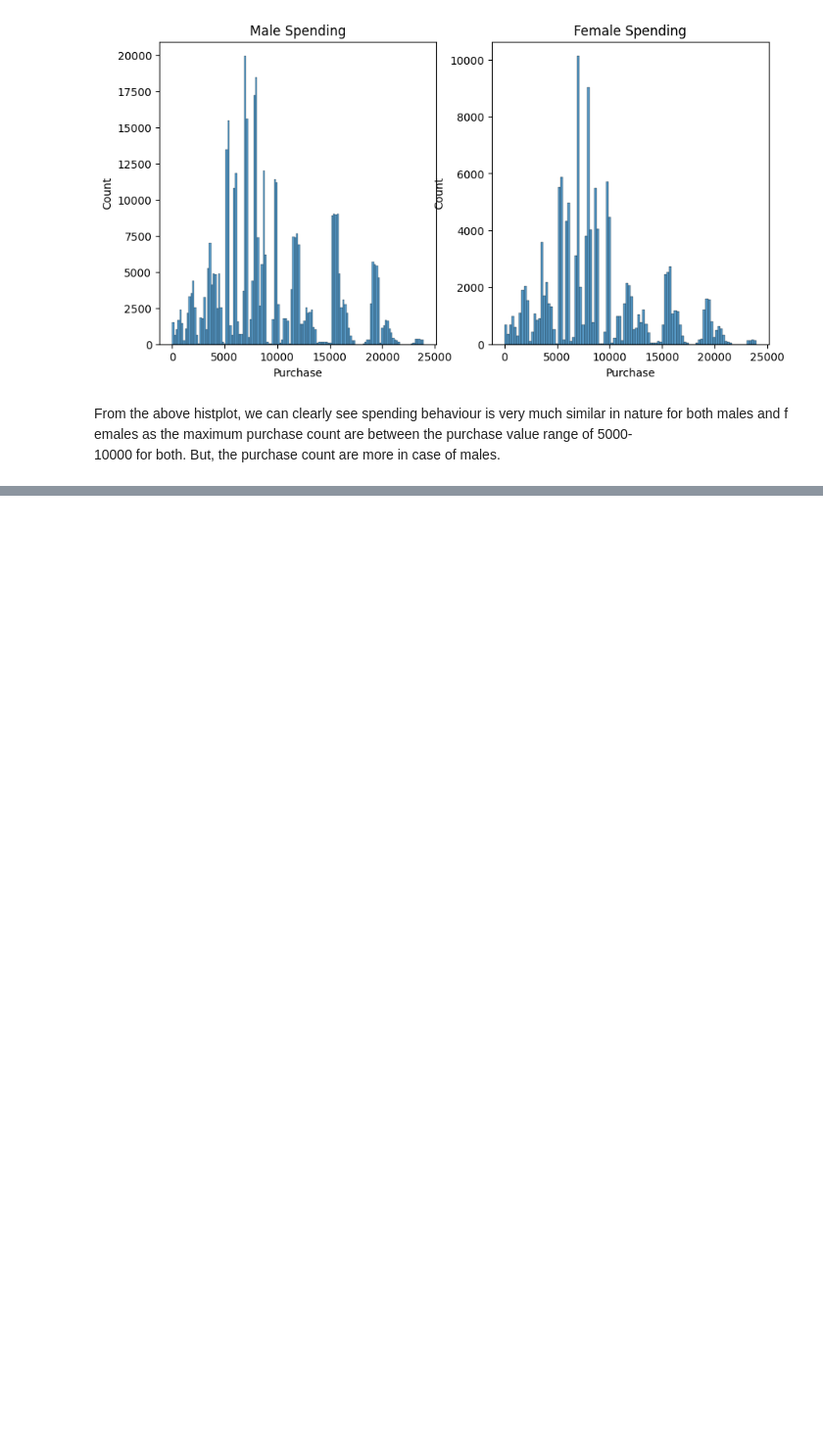
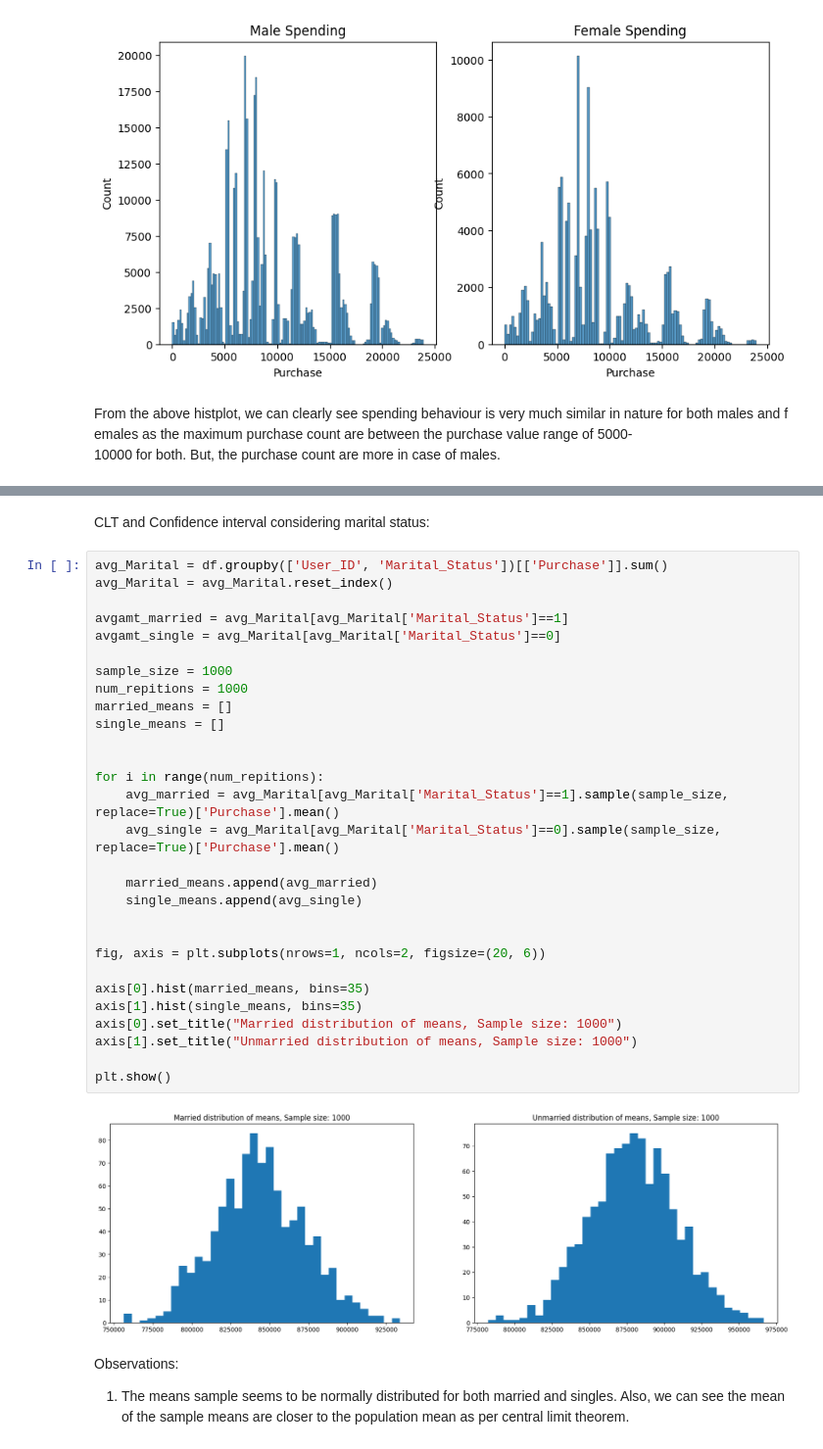
Before and after one commit to sr606/Python-Practice, a Jupyter notebook: Walmart_Confidence_Interval_and_CLT.ipynb, the cells around one changed output, grey strips where cells are left out. Shown: that part at 98% size. Saved outputs shown, nothing was run; the diff lists cells and outputs as text; blank space fills up the shorter version.

```diff
--- a/Walmart_Confidence_Interval_and_CLT.ipynb
+++ b/Walmart_Confidence_Interval_and_CLT.ipynb
@@ -380,0 +867,37 @@ From the above histplot, we can clearly see spending behaviour is ver
+# %% [markdown]
+CLT and Confidence interval considering marital status:
+# %%
+avg_Marital = df.groupby(['User_ID', 'Marital_Status'])[['Purchase']].sum()
+avg_Marital = avg_Marital.reset_index()
+
+avgamt_married = avg_Marital[avg_Marital['Marital_Status']==1]
+avgamt_single = avg_Marital[avg_Marital['Marital_Status']==0]
+
+sample_size = 1000
+num_repitions = 1000
+married_means = []
+single_means = []
+
+
+for i in range(num_repitions):
+    avg_married = avg_Marital[avg_Marital['Marital_Status']==1].sample(sample_size, replace=True)['Purchase'].mean()
+    avg_single = avg_Marital[avg_Marital['Marital_Status']==0].sample(sample_size, replace=True)['Purchase'].mean()
+
+    married_means.append(avg_married)
+    single_means.append(avg_single)
+
+
+fig, axis = plt.subplots(nrows=1, ncols=2, figsize=(20, 6))
+
+axis[0].hist(married_means, bins=35)
+axis[1].hist(single_means, bins=35)
+axis[0].set_title("Married distribution of means, Sample size: 1000")
+axis[1].set_title("Unmarried distribution of means, Sample size: 1000")
+
+plt.show()
+# %% [output]
+[figure, added]
+# %% [markdown]
+Observations:
+
+1. The means sample seems to be normally distributed for both married and singles. Also, we can see the mean of the sample means are closer to the population mean as per central limit theorem.
```
Also changed, not shown: parts of 55 cells of this notebook.
